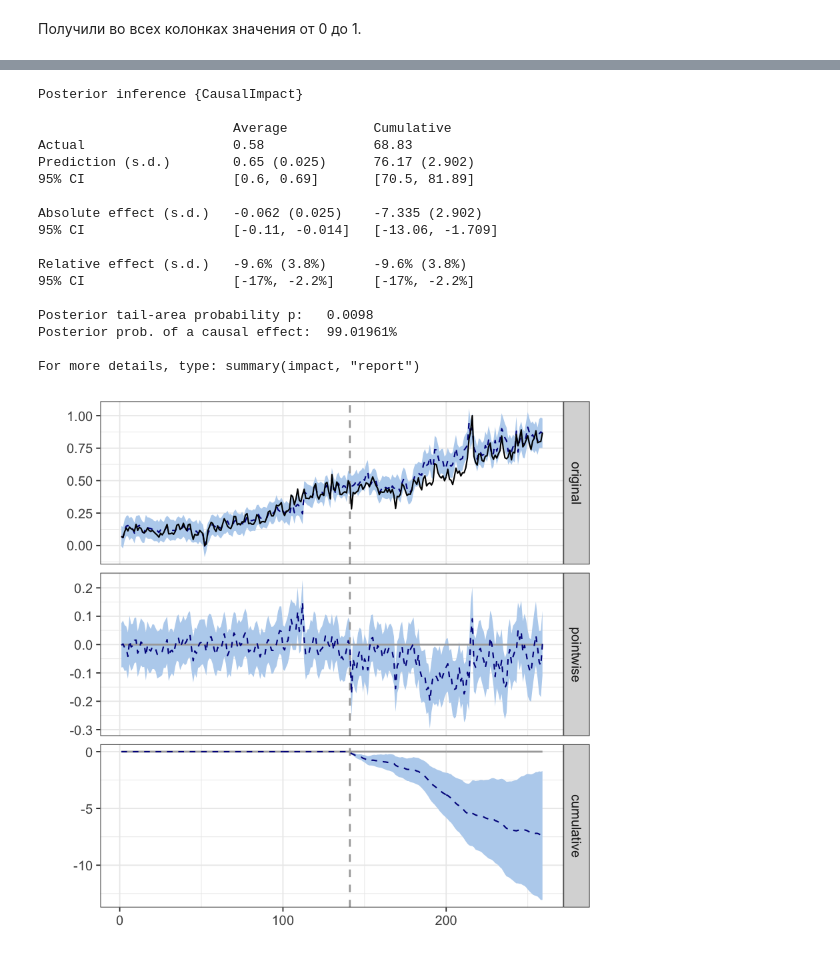
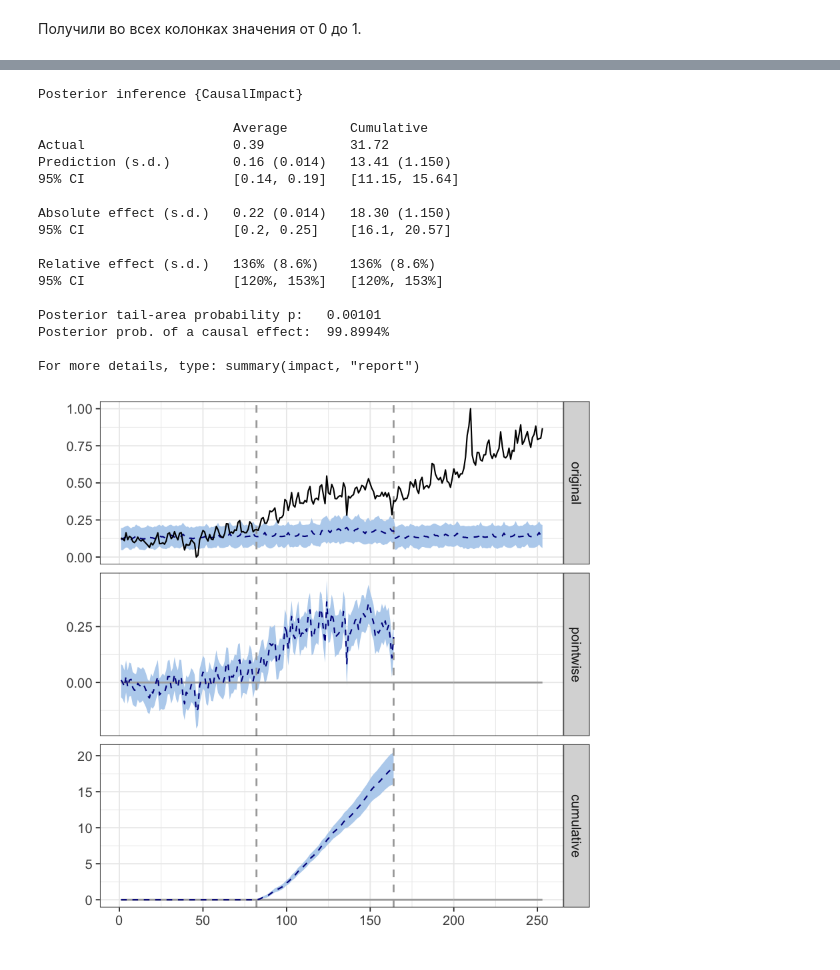
Before and after one commit to avgaydashenko/practical-analytics-hw, a Jupyter notebook: hw2/part2.ipynb, the cells around one changed output, grey strips where cells are left out. Saved outputs shown, nothing was run; the diff lists cells and outputs as text; code cells hidden in the pictures.

```diff
--- a/hw2/part2.ipynb
+++ b/hw2/part2.ipynb
@@ -90,2 +96,0 @@ matplot(data$target, type = "l")
-# %%
-data <- data[450:nrow(data), ]
@@ -146,4 +138,4 @@ head(data)
 # %%
-predictor <- data$may_be_not_impacted_12
+predictor <- -data$may_be_not_impacted_2 + 1
 matplot(cbind(data$target, predictor), type = "l")
 # %% [output]
@@ -151,4 +178,4 @@ matplot(cbind(data$target, predictor), type = "l")
 # %%
-predictor <- data$should_be_impacted_13
-matplot(cbind(data$target, predictor), type = "l")
+# predictor <- data$may_be_not_impacted_11[ind]
+matplot(cbind(data$target[ind], predictor), type = "l")
 # %% [output]
@@ -155,0 +183,2 @@ matplot(cbind(data$target, predictor), type = "l")
+# %%
+predictor[45:120] <- sd1 * (predictor[45:120] - min(predictor[45:120])) / sd2 + min(predictor[45:120])
@@ -156,9 +189,9 @@ matplot(cbind(data$target, predictor), type = "l")
 # %%
-pre.period <- c(1, 141) # 12 марта - 31 июля
-post.period <- c(142, 259) # 1 июня - 31 июля
+pre.period <- c(1, 82)
+post.period <- c(83, 164)
 
-# pre.period <- c(1, 80) # 12 марта - 31 мая
-# post.period <- c(81, 141) # 1 июня - 31 июля
+# pre.period <- c(1, 80)
+# post.period <- c(81, 141)
 
 set.seed(0)
 target <- data$target
@@ -172,18 +207,18 @@ Warning message:
 Posterior inference {CausalImpact}
 
-                         Average           Cumulative
-Actual                   0.58              68.83
-Prediction (s.d.)        0.65 (0.025)      76.17 (2.902)
-95% CI                   [0.6, 0.69]       [70.5, 81.89]
+                         Average        Cumulative
+Actual                   0.39           31.72
+Prediction (s.d.)        0.16 (0.014)   13.41 (1.150)
+95% CI                   [0.14, 0.19]   [11.15, 15.64]
 
-Absolute effect (s.d.)   -0.062 (0.025)    -7.335 (2.902)
-95% CI                   [-0.11, -0.014]   [-13.06, -1.709]
+Absolute effect (s.d.)   0.22 (0.014)   18.30 (1.150)
+95% CI                   [0.2, 0.25]    [16.1, 20.57]
 
-Relative effect (s.d.)   -9.6% (3.8%)      -9.6% (3.8%)
-95% CI                   [-17%, -2.2%]     [-17%, -2.2%]
+Relative effect (s.d.)   136% (8.6%)    136% (8.6%)
+95% CI                   [120%, 153%]   [120%, 153%]
 
-Posterior tail-area probability p:   0.0098
-Posterior prob. of a causal effect:  99.01961%
+Posterior tail-area probability p:   0.00101
+Posterior prob. of a causal effect:  99.8994%
 
 For more details, type: summary(impact, "report")
-[figure, old version]
+[figure, new version]
```
Also changed, not shown: parts of 29 cells of this notebook.
